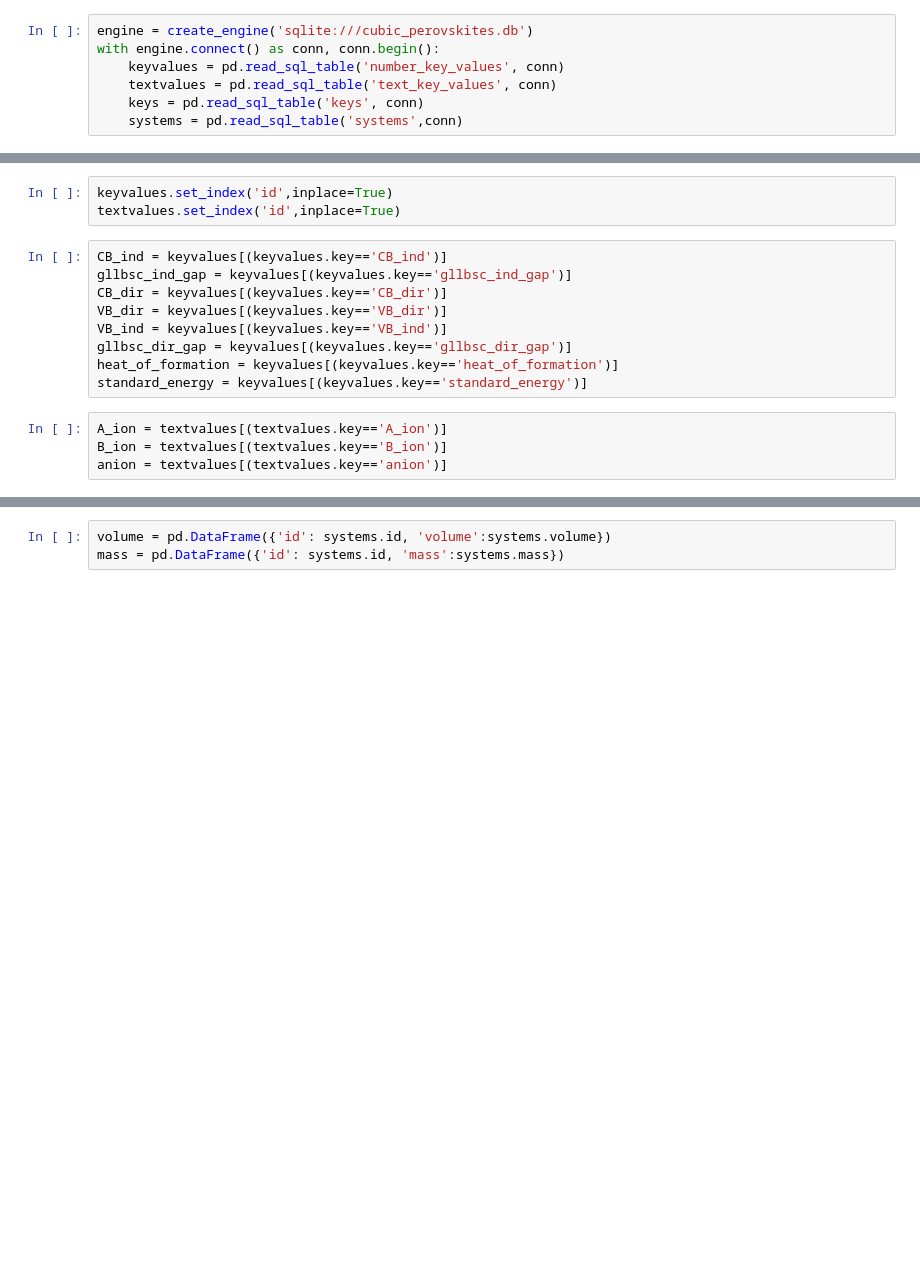
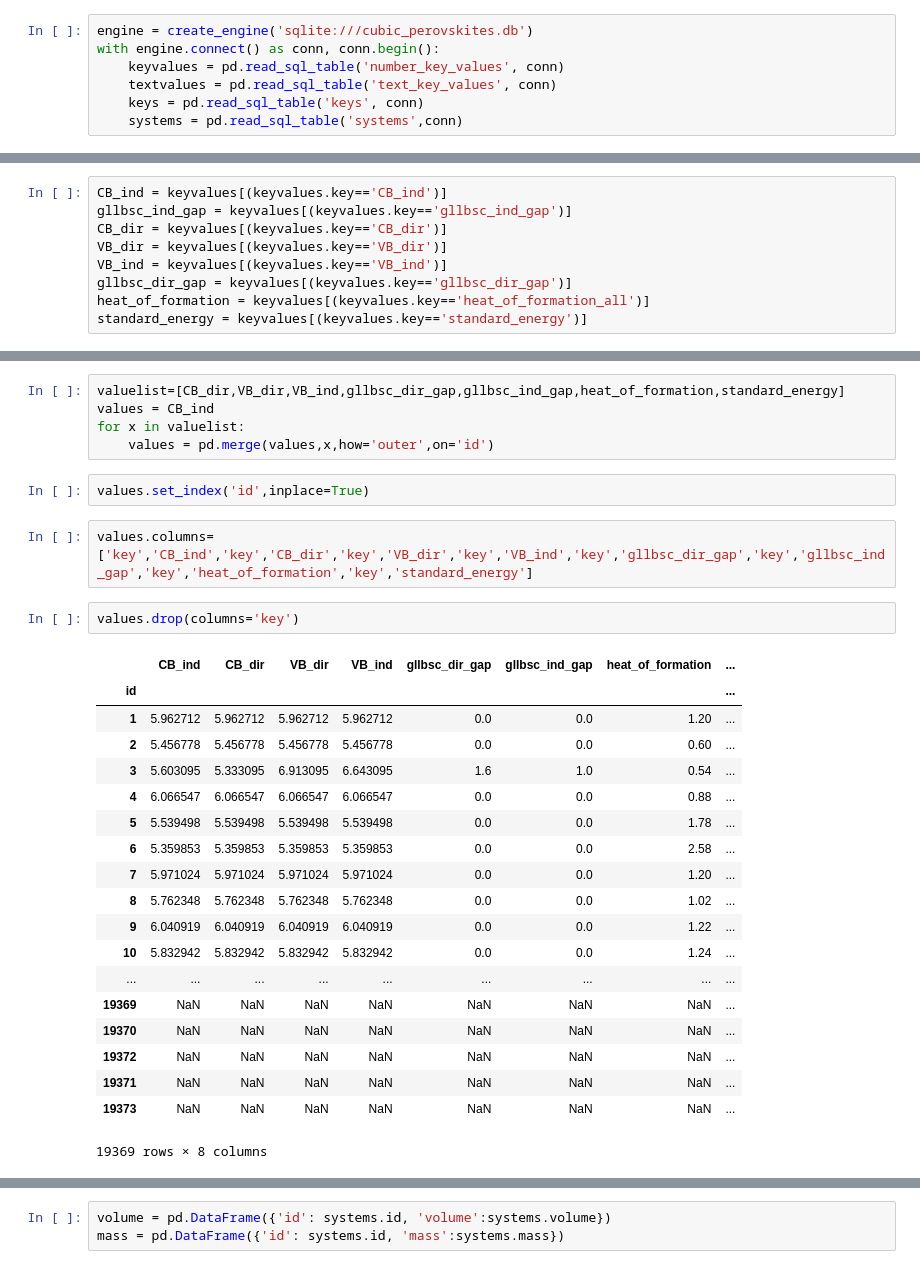
Before and after one commit to JiminQ/Perovskite, a Jupyter notebook: open database.ipynb, the cells around one changed output, grey strips where cells are left out. Saved outputs shown, nothing was run; the diff lists cells and outputs as text; blank space fills up the shorter version.

```diff
--- a/open database.ipynb
+++ b/open database.ipynb
@@ -13,0 +17,9 @@ with engine.connect() as conn, conn.begin():
+# %%
+CB_ind = keyvalues[(keyvalues.key=='CB_ind')]
+gllbsc_ind_gap = keyvalues[(keyvalues.key=='gllbsc_ind_gap')]
+CB_dir = keyvalues[(keyvalues.key=='CB_dir')]
+VB_dir = keyvalues[(keyvalues.key=='VB_dir')]
+VB_ind = keyvalues[(keyvalues.key=='VB_ind')]
+gllbsc_dir_gap = keyvalues[(keyvalues.key=='gllbsc_dir_gap')]
+heat_of_formation = keyvalues[(keyvalues.key=='heat_of_formation_all')]
+standard_energy = keyvalues[(keyvalues.key=='standard_energy')]
@@ -14,16 +29,31 @@ with engine.connect() as conn, conn.begin():
+# %%
+valuelist=[CB_dir,VB_dir,VB_ind,gllbsc_dir_gap,gllbsc_ind_gap,heat_of_formation,standard_energy]
+values = CB_ind
+for x in valuelist:
+    values = pd.merge(values,x,how='outer',on='id')
 # %%
-keyvalues.set_index('id',inplace=True)
-textvalues.set_index('id',inplace=True)
+values.set_index('id',inplace=True)
-# %%
-CB_ind = keyvalues[(keyvalues.key=='CB_ind')]
-gllbsc_ind_gap = keyvalues[(keyvalues.key=='gllbsc_ind_gap')]
-CB_dir = keyvalues[(keyvalues.key=='CB_dir')]
-VB_dir = keyvalues[(keyvalues.key=='VB_dir')]
-VB_ind = keyvalues[(keyvalues.key=='VB_ind')]
-gllbsc_dir_gap = keyvalues[(keyvalues.key=='gllbsc_dir_gap')]
-heat_of_formation = keyvalues[(keyvalues.key=='heat_of_formation')]
-standard_energy = keyvalues[(keyvalues.key=='standard_energy')]
-# %%
-A_ion = textvalues[(textvalues.key=='A_ion')]
-B_ion = textvalues[(textvalues.key=='B_ion')]
-anion = textvalues[(textvalues.key=='anion')]
+# %%
+values.columns=['key','CB_ind','key','CB_dir','key','VB_dir','key','VB_ind','key','gllbsc_dir_gap','key','gllbsc_ind_gap','key','heat_of_formation','key','standard_energy']
+# %%
+values.drop(columns='key')
+# %% [output]
+|  | CB_ind | CB_dir | VB_dir | VB_ind | gllbsc_dir_gap | gllbsc_ind_gap | heat_of_formation | ... |
+| id |  |  |  |  |  |  |  | ... |
+| 1 | 5.962712 | 5.962712 | 5.962712 | 5.962712 | 0.0 | 0.0 | 1.20 | ... |
+| 2 | 5.456778 | 5.456778 | 5.456778 | 5.456778 | 0.0 | 0.0 | 0.60 | ... |
+| 3 | 5.603095 | 5.333095 | 6.913095 | 6.643095 | 1.6 | 1.0 | 0.54 | ... |
+| 4 | 6.066547 | 6.066547 | 6.066547 | 6.066547 | 0.0 | 0.0 | 0.88 | ... |
+| 5 | 5.539498 | 5.539498 | 5.539498 | 5.539498 | 0.0 | 0.0 | 1.78 | ... |
+| 6 | 5.359853 | 5.359853 | 5.359853 | 5.359853 | 0.0 | 0.0 | 2.58 | ... |
+| 7 | 5.971024 | 5.971024 | 5.971024 | 5.971024 | 0.0 | 0.0 | 1.20 | ... |
+| 8 | 5.762348 | 5.762348 | 5.762348 | 5.762348 | 0.0 | 0.0 | 1.02 | ... |
+| 9 | 6.040919 | 6.040919 | 6.040919 | 6.040919 | 0.0 | 0.0 | 1.22 | ... |
+| 10 | 5.832942 | 5.832942 | 5.832942 | 5.832942 | 0.0 | 0.0 | 1.24 | ... |
+| ... | ... | ... | ... | ... | ... | ... | ... | ... |
+| 19369 | NaN | NaN | NaN | NaN | NaN | NaN | NaN | ... |
+| 19370 | NaN | NaN | NaN | NaN | NaN | NaN | NaN | ... |
+| 19372 | NaN | NaN | NaN | NaN | NaN | NaN | NaN | ... |
+| 19371 | NaN | NaN | NaN | NaN | NaN | NaN | NaN | ... |
+| 19373 | NaN | NaN | NaN | NaN | NaN | NaN | NaN | ... |
+19369 rows × 8 columns
```
Also changed, not shown: parts of 20 cells of this notebook.
